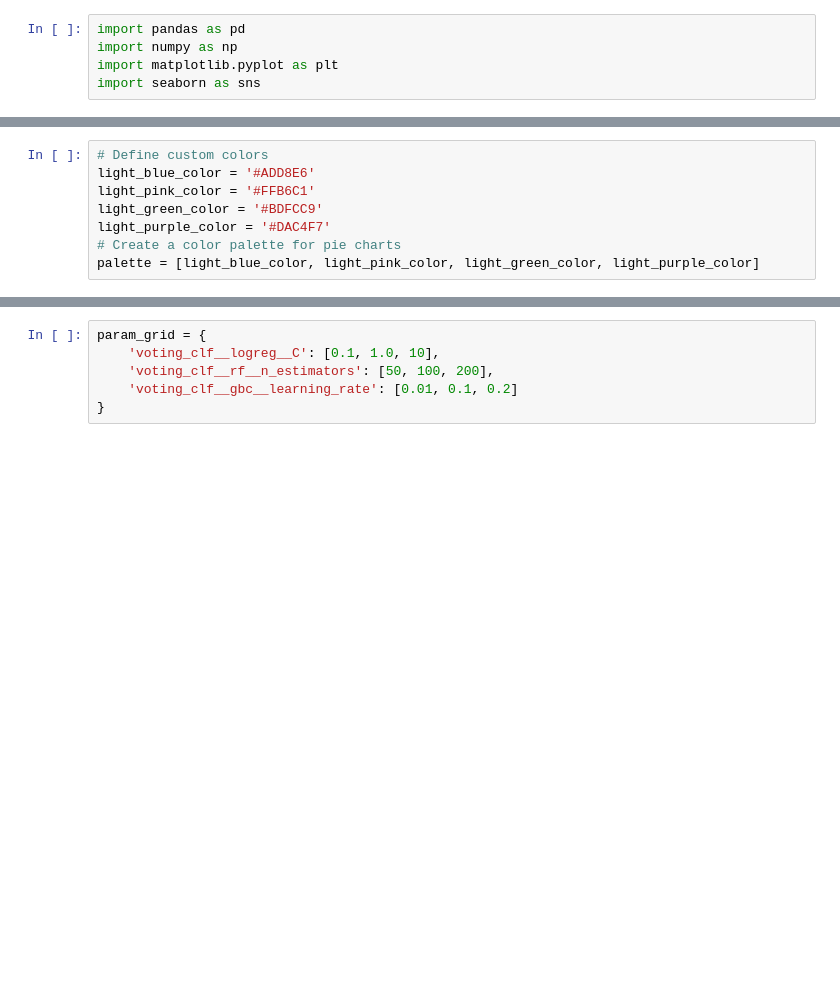
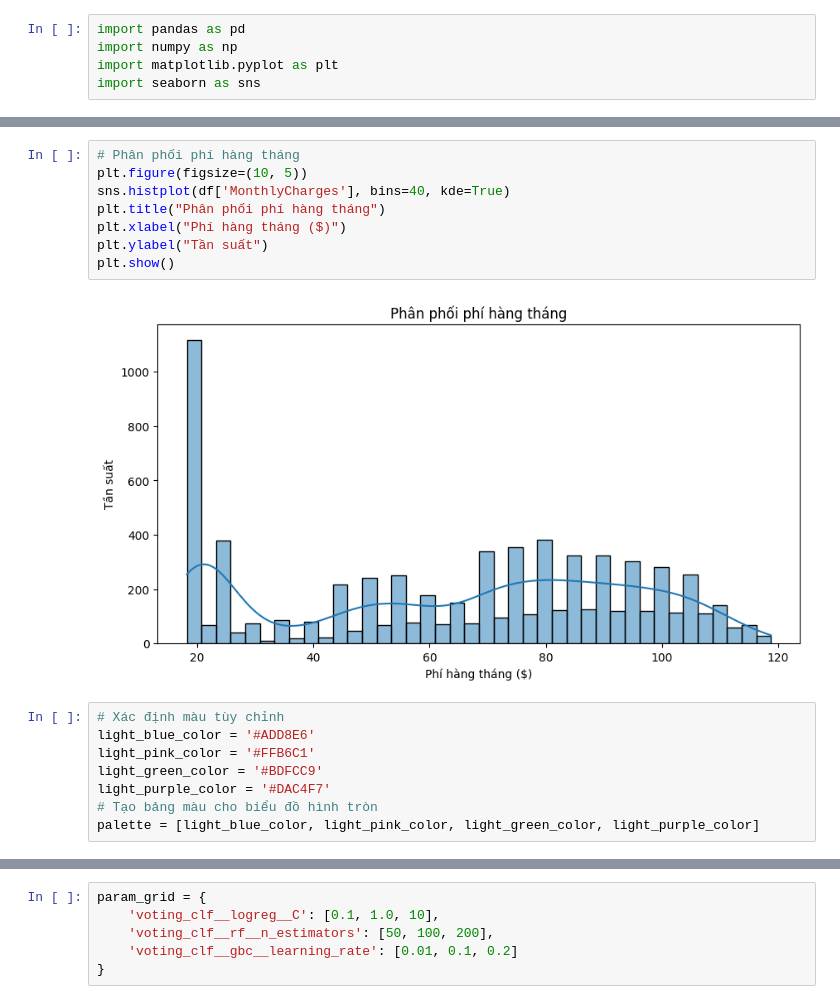
Before and after one commit to nguyenhson03/Telco-Customer-churn, a Jupyter notebook: Telco_Customer_Churn.ipynb, the cells around one changed output, grey strips where cells are left out. Saved outputs shown, nothing was run; the diff lists cells and outputs as text; blank space fills up the shorter version.

```diff
--- a/Telco_Customer_Churn.ipynb
+++ b/Telco_Customer_Churn.ipynb
@@ -150,9 +238,19 @@ df.describe(include="category")
+# %%
+# Phân phối phí hàng tháng
+plt.figure(figsize=(10, 5))
+sns.histplot(df['MonthlyCharges'], bins=40, kde=True)
+plt.title("Phân phối phí hàng tháng")
+plt.xlabel("Phí hàng tháng ($)")
+plt.ylabel("Tần suất")
+plt.show()
+# %% [output]
+[figure, added]
 # %%
-# Define custom colors
+# Xác định màu tùy chỉnh
 light_blue_color = '#ADD8E6'
 light_pink_color = '#FFB6C1'
 light_green_color = '#BDFCC9'
 light_purple_color = '#DAC4F7'
-# Create a color palette for pie charts
+# Tạo bảng màu cho biểu đồ hình tròn
 palette = [light_blue_color, light_pink_color, light_green_color, light_purple_color]
 # %%
```
Also changed, not shown: parts of 79 cells of this notebook.
